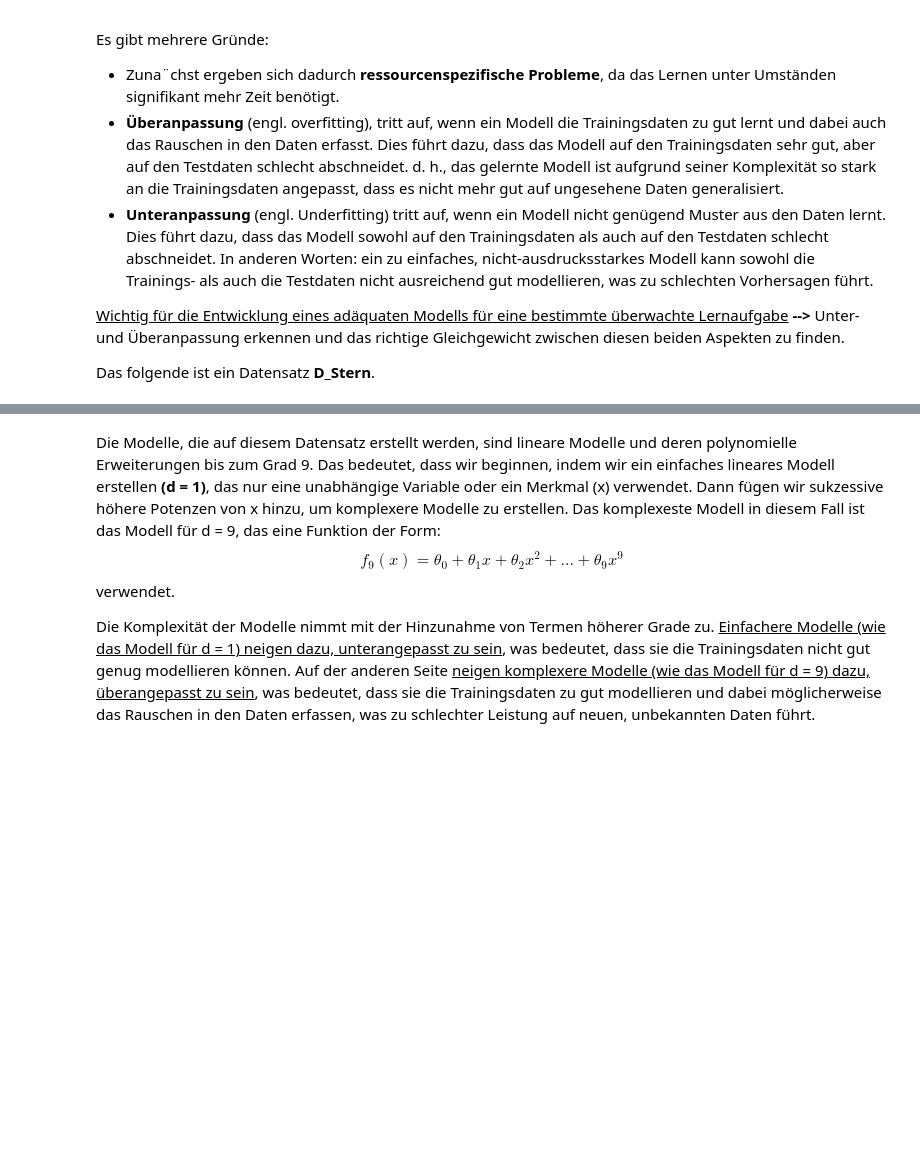
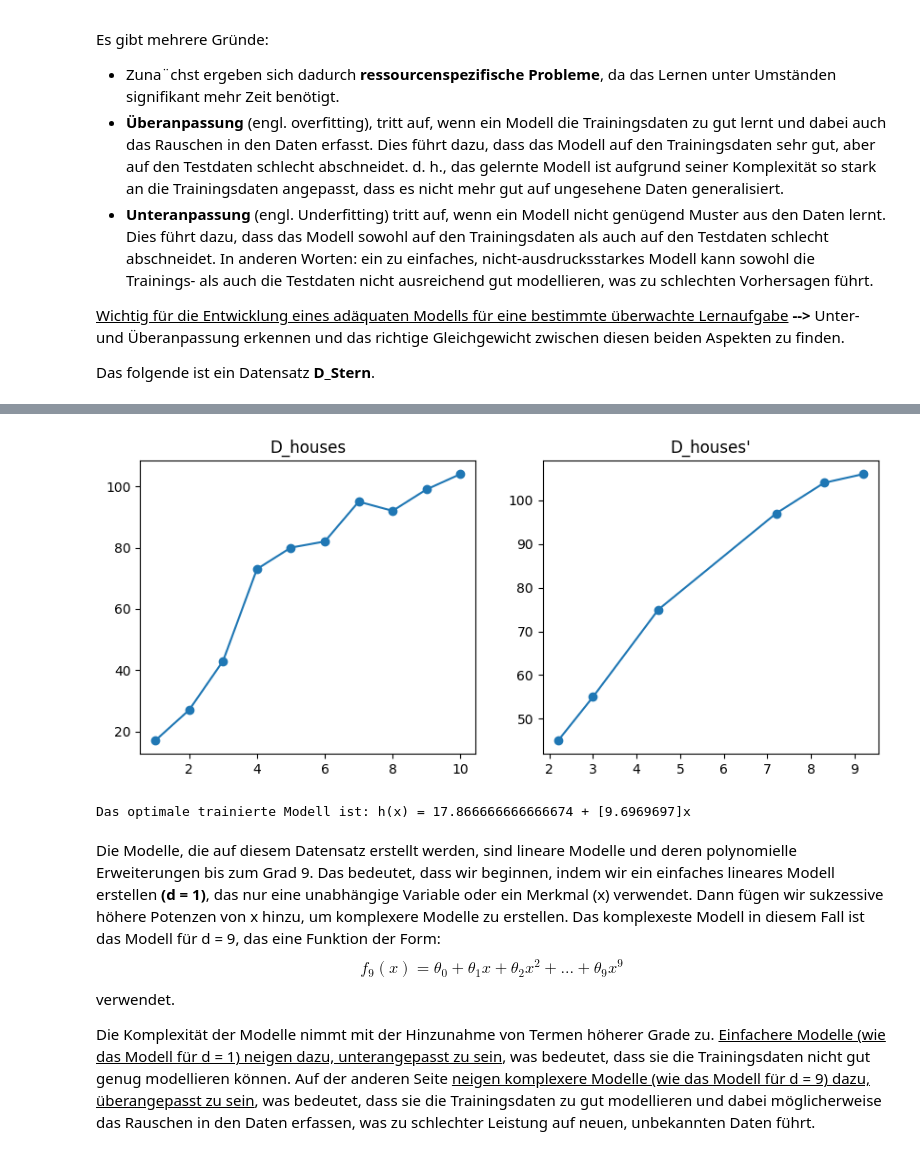
Before and after one commit to ShadaMaayouf/Sem2_Machine_Learning, a Jupyter notebook: KE2_ueberwachtes_Lernen/2_1_Lineare_Regression/2.1. lineare_regression.ipynb, the cells around one changed output, grey strips where cells are left out. Cells and saved outputs as stored; diff of their text form; code cells hidden in the pictures; blank space fills up the shorter version.

```diff
--- a/KE2_ueberwachtes_Lernen/2_1_Lineare_Regression/2.1. lineare_regression.ipynb
+++ b/KE2_ueberwachtes_Lernen/2_1_Lineare_Regression/2.1. lineare_regression.ipynb
@@ -659,0 +322,8 @@ plt.show()
+# %%
+from sklearn.preprocessing import PolynomialFeatures
+
+df = pd.read_csv("./dataset/sl_linreg_ex_fitting.csv")
+
+X = df["x"].to_numpy().reshape(-1, 1)
+y = df["y"].to_numpy().reshape(-1, 1)
+df
@@ -659,0 +342,6 @@ plt.show()
+# %%
+df_test = pd.read_csv("./dataset/sl_linreg_ex_fitting_test.csv")
+
+X_test = df_test["x"].to_numpy().reshape(-1, 1)
+y_test = df_test["y"].to_numpy().reshape(-1, 1)
+df_test
@@ -660,3 +356,33 @@ plt.show()
+# %%
+import matplotlib.pyplot as plt
+
+fig, axs = plt.subplots(1, 2, figsize=(10, 4))
+
+# Erstellen Sie den ersten Plot
+axs[0].scatter(X,y)
+axs[0].plot(X,y)
+axs[0].set_title('D_houses')
+
+# Erstellen Sie den zweiten Plot
+axs[1].scatter(X_test, y_test)
+axs[1].plot(X_test, y_test)
+axs[1].set_title('D_houses\'')
+
+# Anzeigen der Plots
+plt.show()
+# %% [output]
+[figure, added]
+# %%
+regr_exp =  LinearRegression().fit(X,y)
+y_exp_pred = regr_exp.predict(X)
+#y_pred = regr.predict(X)
+
+theta_0 = regr_exp.intercept_[0] #konstante θ0
+theta_koef = regr_exp.coef_[0] #(θ1*x1 + θ2*x2 + ... + θk*xk)
+
+print(f"Das optimale trainierte Modell ist: h(x) = {theta_0} + {theta_koef}x ")
+# %% [output]
+Das optimale trainierte Modell ist: h(x) = 17.866666666666674 + [9.6969697]x
 # %% [markdown]
 Die Modelle, die auf diesem Datensatz erstellt werden, sind lineare Modelle und deren polynomielle Erweiterungen bis zum Grad 9. Das bedeutet, dass wir beginnen, indem wir ein einfaches lineares Modell erstellen **(d = 1)**, das nur eine unabhängige Variable oder ein Merkmal (x) verwendet. Dann fügen wir sukzessive höhere Potenzen von x hinzu, um komplexere Modelle zu erstellen. Das komplexeste Modell in diesem Fall ist das Modell für d = 9, das eine Funktion der Form:
 $$ f_9(x) = θ_0 + θ_1x + θ_2x^2 + ... + θ_9x^9 $$
```
Also changed, not shown: parts of 66 cells of this notebook, 1 other file.
